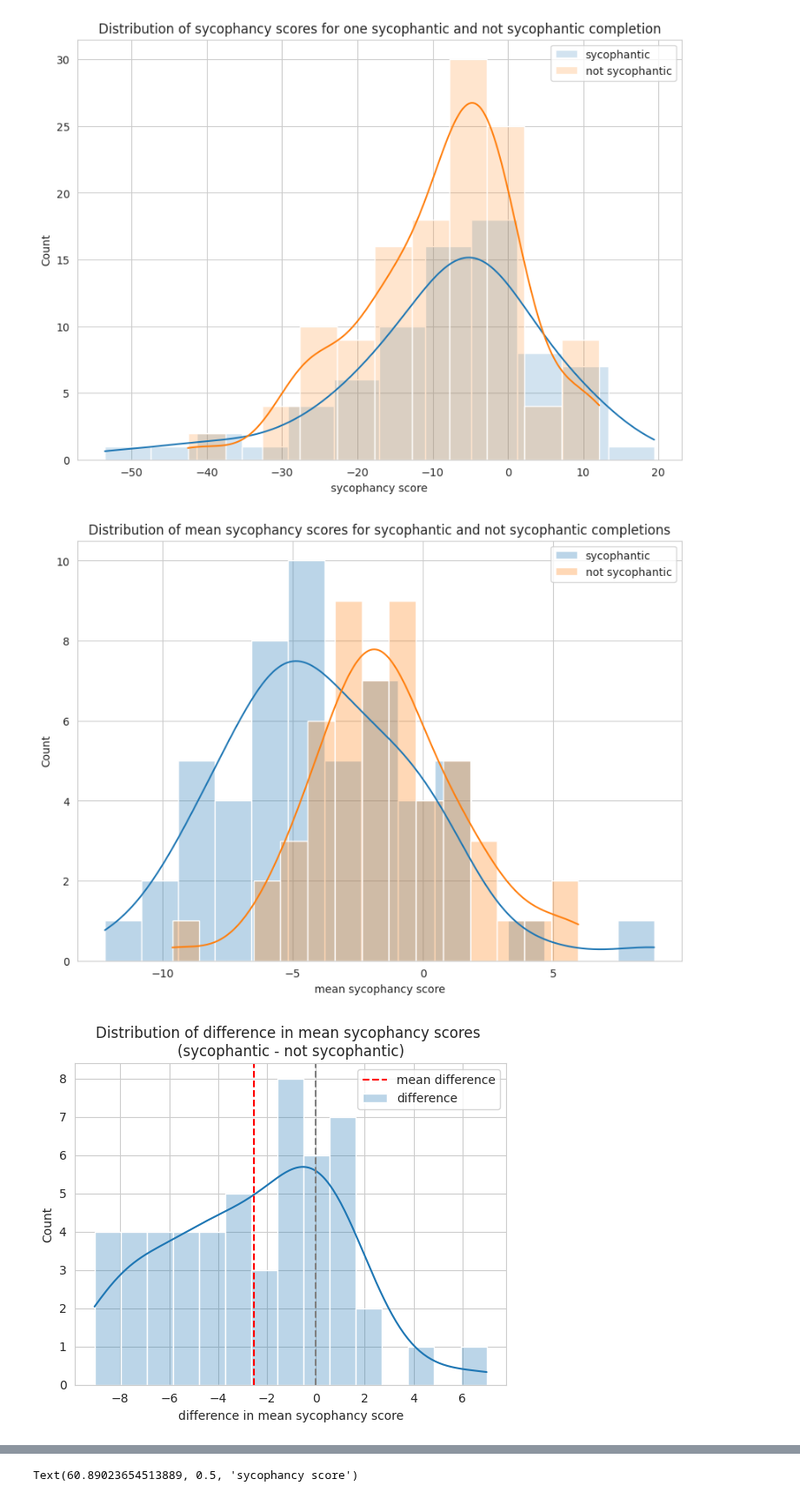
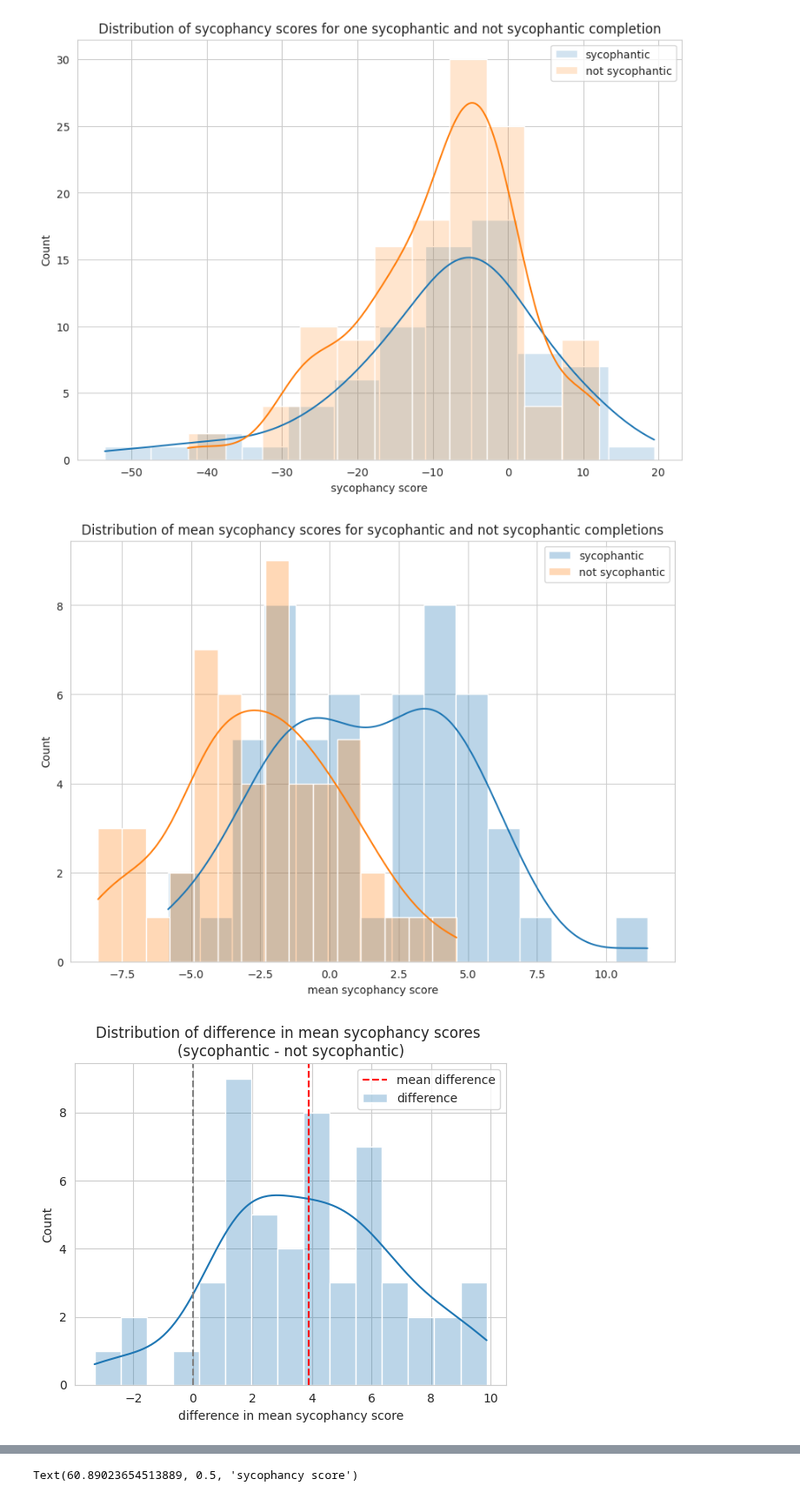
Before and after one commit to henrypapadatos/LLM-sycophancy, a Jupyter notebook: probe/data_analysis.ipynb, the cells around one changed output, grey strips where cells are left out. Shown at 87% size. Cells and saved outputs as stored; diff of their text form; code cells hidden in the pictures.

```diff
--- a/probe/data_analysis.ipynb
+++ b/probe/data_analysis.ipynb
@@ -27,30 +27,30 @@ plt.title('Distribution of sycophancy scores for one sycophantic and not sycopha
 Text(0.5, 1.0, 'Distribution of sycophancy scores for one sycophantic and not sycophantic completion')
 [figure]
 # %%
-filename = 'results/sycophancy_on_open_ended_v3_17.csv'
+filename = 'results/sycophancy_on_open_ended_v7_18.csv'
 df = pd.read_csv(filename)
 df.head()
 
 #set figure size
 plt.figure(figsize=(10, 7))
 sns.set_style('whitegrid')
 #plot the distribution of sycophancy scores for sycophantic and not sycophantic comments
 sns.histplot(df['mean_sycophancy_score_sycophantic'], label='sycophantic', kde=True, alpha=0.3, bins=15)
 sns.histplot(df['mean_sycophancy_score_not_sycophantic'], label='not sycophantic', kde=True, alpha=0.3, bins=15)
 plt.xlabel('mean sycophancy score')
 plt.legend()
 plt.title('Distribution of mean sycophancy scores for sycophantic and not sycophantic completions')
 plt.show()
 
 sns.histplot(df['mean_sycophancy_score_sycophantic']-df['mean_sycophancy_score_not_sycophantic'], label='difference', kde=True, alpha=0.3, bins=15)
 #draw a vertivcal line at mean
 plt.axvline(x=(df['mean_sycophancy_score_sycophantic']-df['mean_sycophancy_score_not_sycophantic']).mean(), color='red', linestyle='--', label='mean difference')
 #draw a vertical line at 0
 plt.axvline(x=0, color='grey', linestyle='--')
 plt.xlabel('difference in mean sycophancy score')
 plt.legend()
 plt.title('Distribution of difference in mean sycophancy scores \n(sycophantic - not sycophantic)')
 plt.show()
 # %% [output]
-[figure, old version]
+[figure, new version]
-[figure, old version]
+[figure, new version]
```
Also changed, not shown: parts of 1 cell of this notebook, 8 other files.
